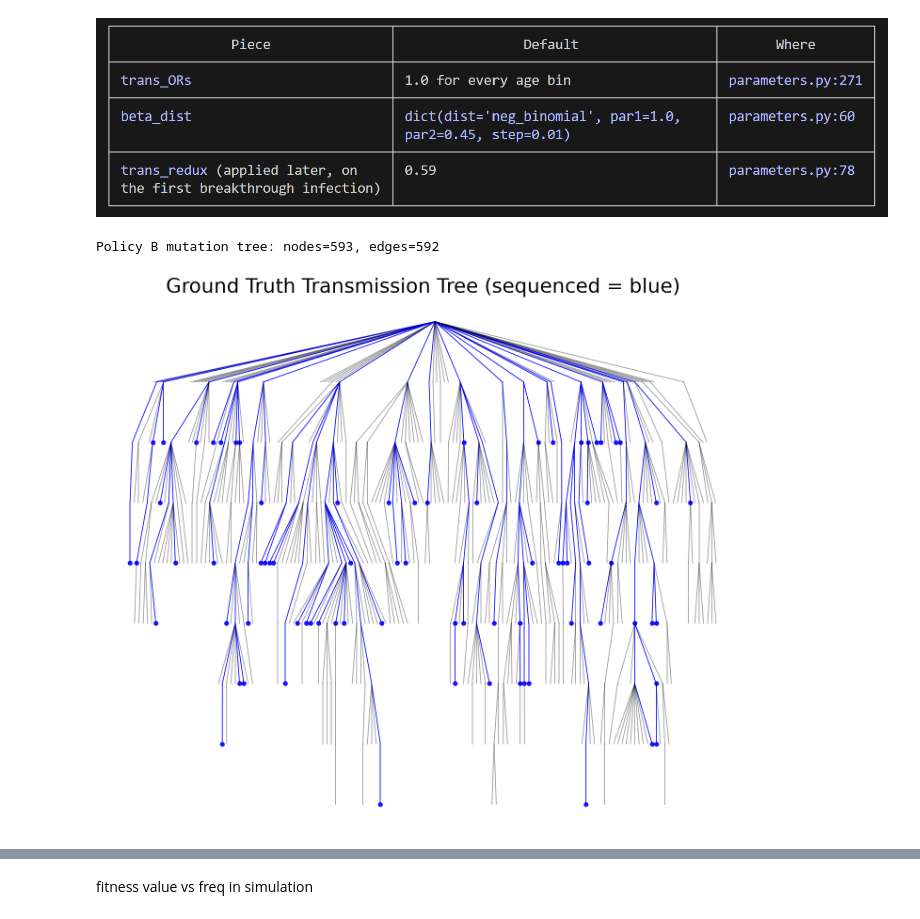
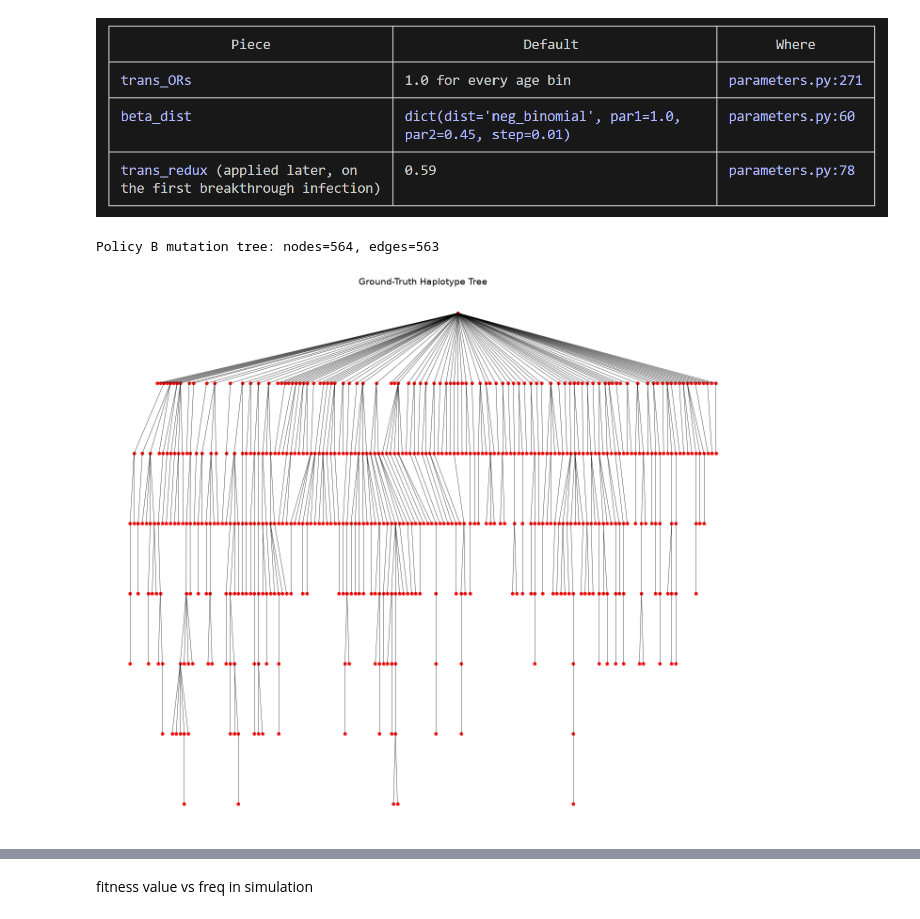
Before and after one commit to andersen-lab/covasim4wastewater, a Jupyter notebook: docs/tutorials/sim.ipynb, the cells around one changed output, grey strips where cells are left out. Cells and saved outputs as stored; diff of their text form; code cells hidden in the pictures.

```diff
--- a/docs/tutorials/sim.ipynb
+++ b/docs/tutorials/sim.ipynb
@@ -84,45 +86,39 @@ sim_pars = dict(
     n_days=91,
     rand_seed=42,
     verbose=0,
-    variants=[], # no additional variant?
+    variants=[],
     analyzers=[cs_routine],
+    viral_dist   = dict(
+        frac_time=0.3,
+        load_ratio=1, # how much more infectious the early phase is than the late phase, flat
+        high_cap=4
+    ),
+    asymp_factor = 1.0, # all infectious agents transmit equally
+    iso_factor   = dict(a=1.0), # isolated or quarantined agents are treated the same as everyone, does not affect sim here since no isolation or qurantine in infectious pool
+    quar_factor  = dict(a=1.0),
+    rel_symp_prob   = 0.0, # everyone asymptomatic. status of disease: asymptomatic or mild (about 8 days), severe (18+ days), or death
+    rel_severe_prob = 0.0, # no one becomes severe, and therefore no one becomes critical or dies
+    use_waning      = False, # true gives recovered agents partial immunity
+    trans_redux     = 1.0, # Breakthrough reduction: on a first breakthrough infection, rel_trans is multiplied by trans_redux
 )
-policy_pars = dict(
-    p_test=0.3,
-    p_seq=0.5,
-    detection_threshold=3,
-    delay_pmf=[0.05, 0.15, 0.30, 0.25, 0.15, 0.07, 0.03],
-    quiet_period=0,
-)
+
 
 sim = cv.Sim(pars=sim_pars, evo_pars=evo_pars)
 sim.initialize()
-sim.people.rel_trans[:] = 1.0
+sim.people.rel_trans[:] = 1.0 # how infectious this agent is when they are infected
+sim.people.rel_sus[:]   = 1.0 # how easily this agent will be infected
 sim.run()
-# sim, obs, interv, _, results = run_evo_simulation(sim_pars, evo_pars, policy_pars)
 
 cs_routine = sim.get_analyzer('CS_routine')
 # %%
-sequenced_agents = set()
-for day_list in obs.daily_sequenced_agents:
-    sequenced_agents.update(day_list)
-
-G = build_mutation_tree(sim, daily_sequenced_agents=obs.daily_sequenced_agents)
+G = build_mutation_tree(sim) # event-base tt
 print(f"Policy B mutation tree: nodes={len(G.nodes)}, edges={len(G.edges)}")
 
-plot_erase_mutation_tree(
-    G,
-    savepath=os.path.join(FIG_DIR, "mutation_tree_policy_seq.png"),
-    show=True,
-    detection_day=None,
-    erase=False,          # True = edge -> delete, False = edge -> transparent
-    sequenced_only=False,
-    collapse=False,
-)
-G_infect, mutation_nodes, node_events = build_infection_seq_tree(sim, daily_sequenced_agents=obs.daily_sequenced_agents)
+H, mutation_nodes, node_events = build_infection_seq_tree(sim) # halpotype-based
+plot_mutation_tree(H, title="Ground-Truth Haplotype Tree")
 # %% [output]
-Policy B mutation tree: nodes=593, edges=592
+Policy B mutation tree: nodes=564, edges=563
-[figure, old version]
+[figure, new version]
 # %%
 # xbb variant is introduced at day30
 r = sim.compute_r_eff(method='daily', smoothing=0)
```
Also changed, not shown: parts of 18 cells of this notebook, 2 other files.
